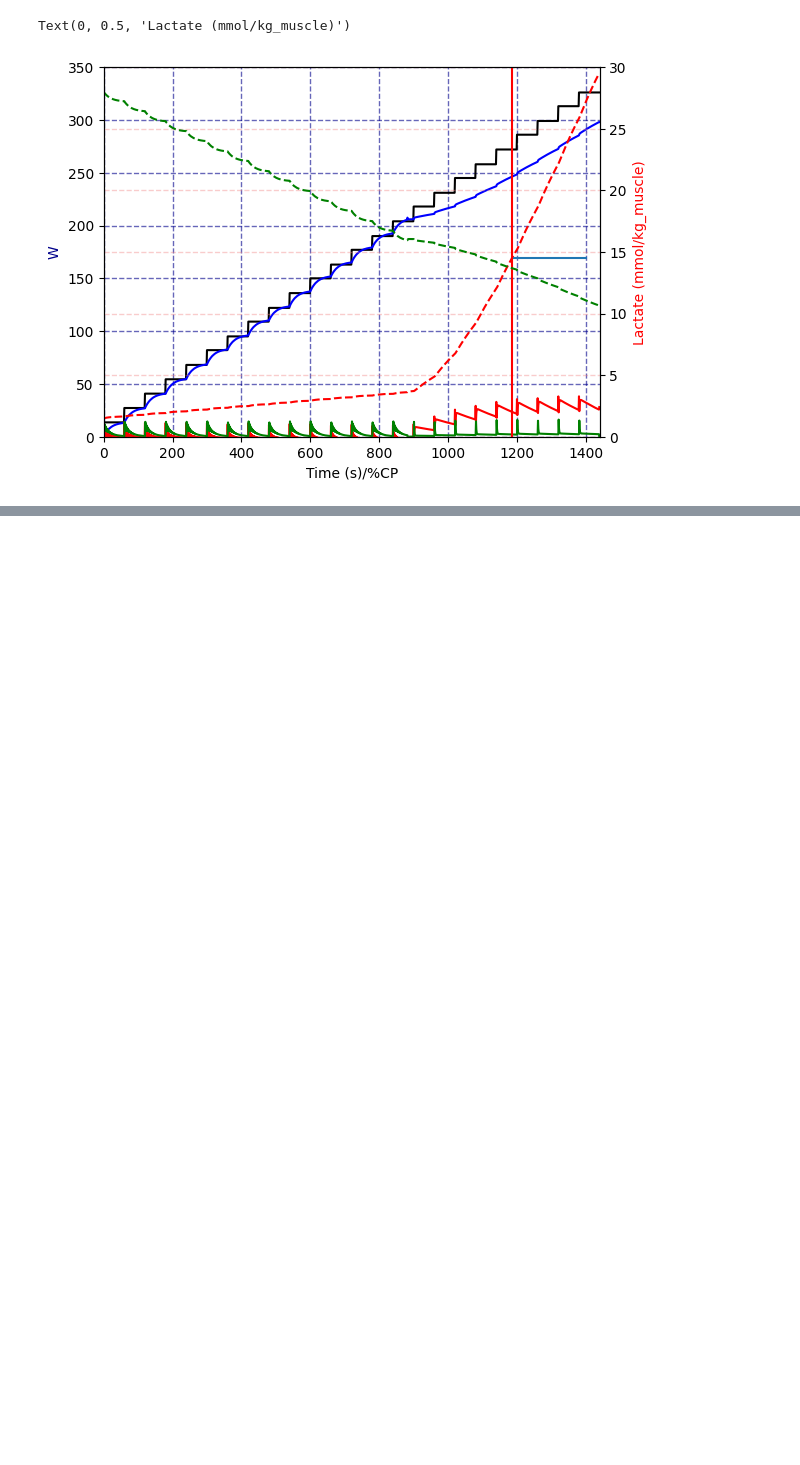
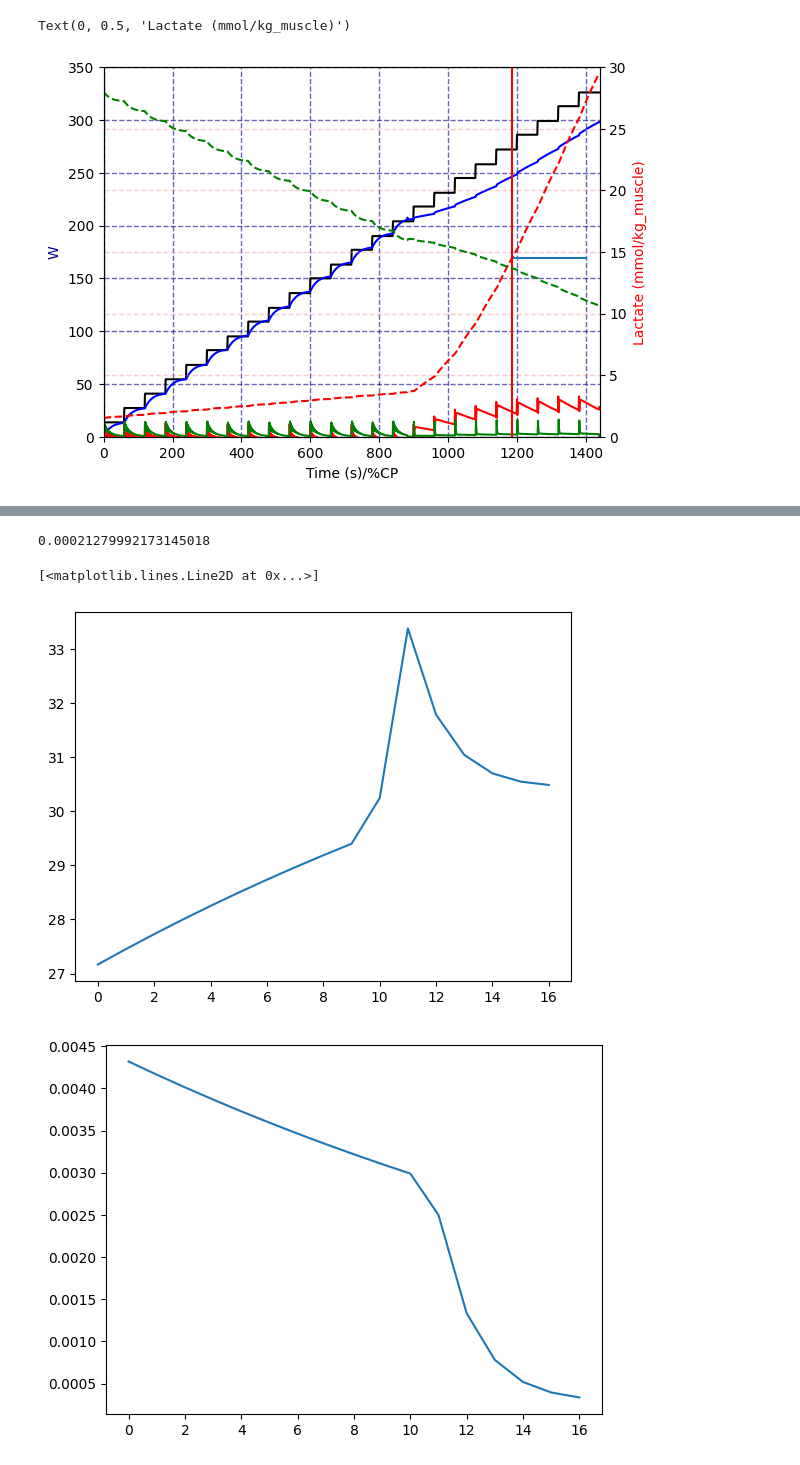
Before and after one commit to Emberflurry/Boillet_DT_Sim_v1, a Jupyter notebook: DifEq_testcenter1 (1).ipynb, the cells around one changed output, grey strips where cells are left out. Cells and saved outputs as stored; diff of their text form; code cells hidden in the pictures; blank space fills up the shorter version.

```diff
--- a/DifEq_testcenter1 (1).ipynb
+++ b/DifEq_testcenter1 (1).ipynb
@@ -712,0 +855,36 @@ Text(0.5, 1.0, 'Pmec:[295, 295, 295, 295, 295, 295, 295]for60s ea')
+# %%
+#testing callable
+defaultsim=dtsim1()
+vo2_lo = dtsim1(MO=1.34*.75)
+vo2_hi = dtsim1(MO=1.34*1.25)
+phi_lo = dtsim1(phi=.3*.75)
+phi_hi = dtsim1(phi=.3*1.25)
+# %%
+plt.figure()
+#range=[40:57]
+plt.plot(vo2_lo[2][40:57])
+plt.figure()
+plt.plot(vo2_lo[12][40:57])
+print(vo2_lo[12][-50])
+#plt.figure()
+#plt.plot(vo2_lo[13],label='vo2_lo VP')
+#plt.plot(vo2_hi[14],label='vo2_lo VG')
+#plt.legend()
+
+fig1,ax1 = plt.subplots()
+ax1.plot(vo2_lo[13][40:57],label='vo2_lo VP',color='grey')
+ax1.plot(vo2_lo[14][40:57],label='vo2_lo VG',color='orange')
+
+ax2=ax1.twinx()
+ax2.plot(vo2_lo[2][40:57],label='vo2_lo VO2_derived',color='blue')
+ax1.plot((-vo2_lo[13]-vo2_lo[14])[40:57],label='vo2_lo -VP-VG',color='pink')
+ax2.legend(loc="lower left")
+ax1.legend()
+
+ax1.plot([10,10],[-.8,.8],color='grey', alpha=.7)
+ax1.plot([11,11],[-.8,.8],color='grey',alpha=.7)
+# %% [output]
+0.00021279992173145018
+[<matplotlib.lines.Line2D at 0x...>]
+[figure, added]
+[figure, added]
```
Also changed, not shown: parts of 13 cells of this notebook.
